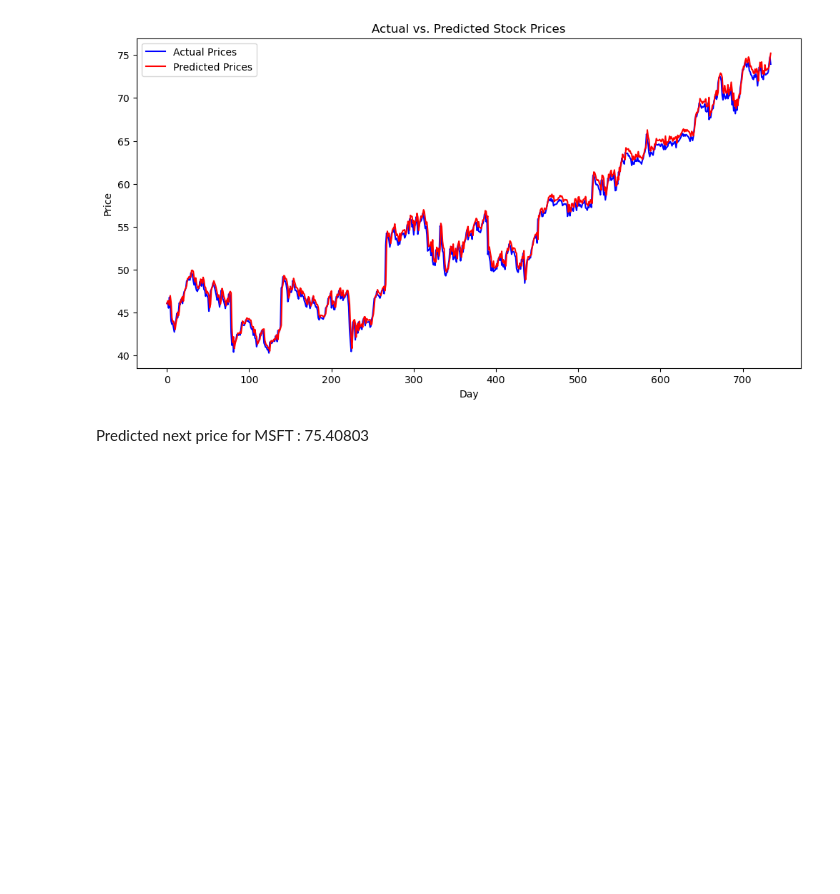
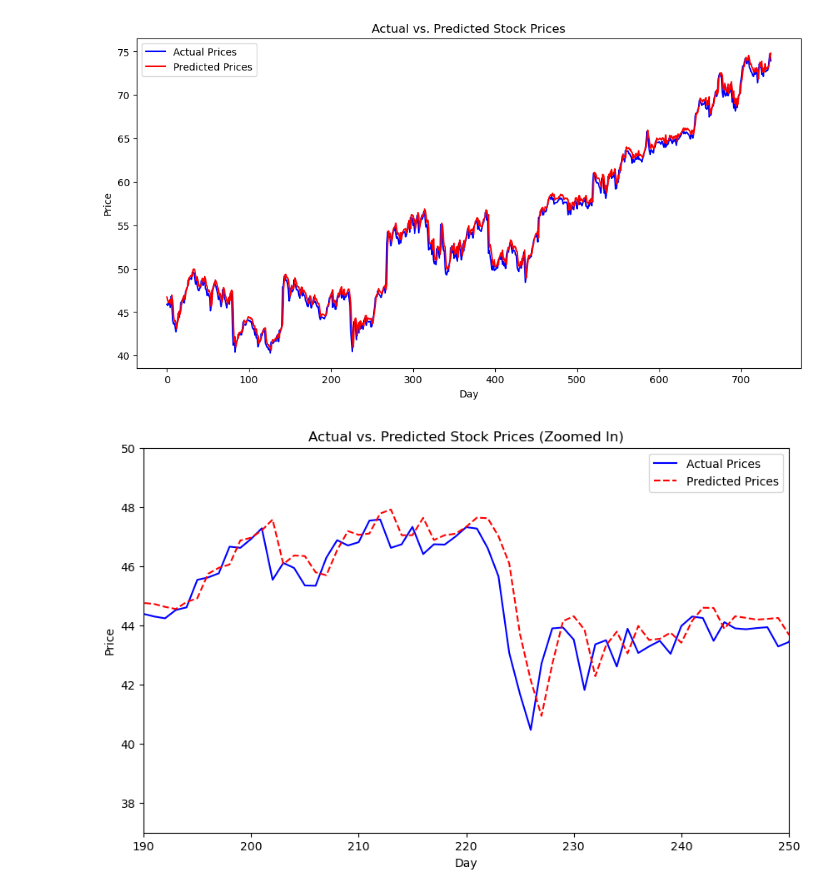
Before and after one commit to ladan-salimi/Stock_price_prediction, a Jupyter notebook: Optimized model/Version_2.ipynb, the cells around one changed output. Saved outputs shown, nothing was run; the diff lists cells and outputs as text; code cells hidden in the pictures; blank space fills up the shorter version.

```diff
--- a/Optimized model/Version_2.ipynb
+++ b/Optimized model/Version_2.ipynb
@@ -73,10 +65,8 @@ all_data.head()
 | 4 | 2012-09-10 | 97.207146 | 94.677139 | AAPL | 0 | 0.359201 |
 # %%
 # Parameters
-sequence_length = 34  # Adjusted based on optimization
-#test_ratio = 0.2
+sequence_length = 32  # Adjusted based on optimization
 
-# Initialize lists for inputs and outputs
 X, y, stock_indices = [], [], []
 
 for stock in all_data['Stock_Symbol'].unique():
@@ -89,8 +79,6 @@ for stock in all_data['Stock_Symbol'].unique():
         y.append(normalized_prices[i + sequence_length])
         stock_indices.append(stock_data['Stock_Index'].iloc[0])
 
-# Convert to numpy arrays
 X = np.array(X)
 y = np.array(y)
 stock_indices = np.array(stock_indices)
-print('done')
@@ -280,21 +279,19 @@ for stock_id in np.unique(stock_indices_test):
 # %% [output]
 [figure]
 # %%
-# Predict the next price for a new sequence
-array_34_values = X_test[-1]
+plt.figure(figsize=(10, 6))
+plt.plot(y_test_denormalized, label="Actual Prices", color="blue")
+plt.plot(predicted_prices_denormalized, label="Predicted Prices", color="red", linestyle='--')
 
-# Reshape new_sequence to match the model's expected input shape
-new_sequence = array_34_values.reshape((1, sequence_length, 1))
+# Set axis limits to zoom in on a specific section
+plt.xlim(190, 250)  # Zoom into x-axis (e.g., focus on indices 100 to 200)
+plt.ylim(37, 50)    # Zoom into y-axis (e.g., focus on prices between 40 and 60)
 
-# Find the encoded index for the desired stock (e.g., MSFT)
-stock_index = encoder.transform(['MSFT'])
-
-# Predict the normalized price
-predicted_normalized_price = model.predict([new_sequence, stock_index])
-
-# Reverse normalization to get the predicted price in the original scale
-predicted_price_original_scale = scaler.inverse_transform(predicted_normalized_price)[0][0]
-
-print("Predicted next price for MSFT:", predicted_price_original_scale)
+plt.title("Actual vs. Predicted Stock Prices (Zoomed In)")
+plt.xlabel("Day")
+plt.ylabel("Price")
+plt.legend()
+plt.savefig('zoomed')
+plt.show()
+# %% [output]
+[figure, added]
-# %% [markdown]
-Predicted next price for MSFT : 75.40803
```
Also changed, not shown: parts of 11 cells of this notebook, 1 other file.
